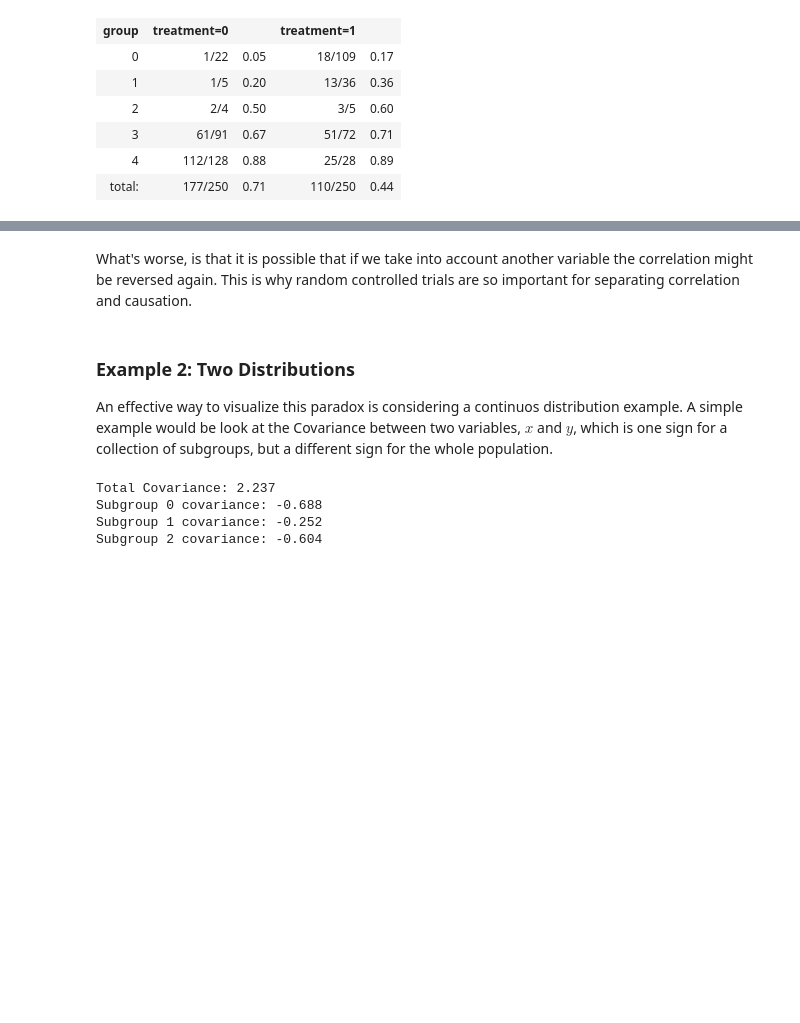
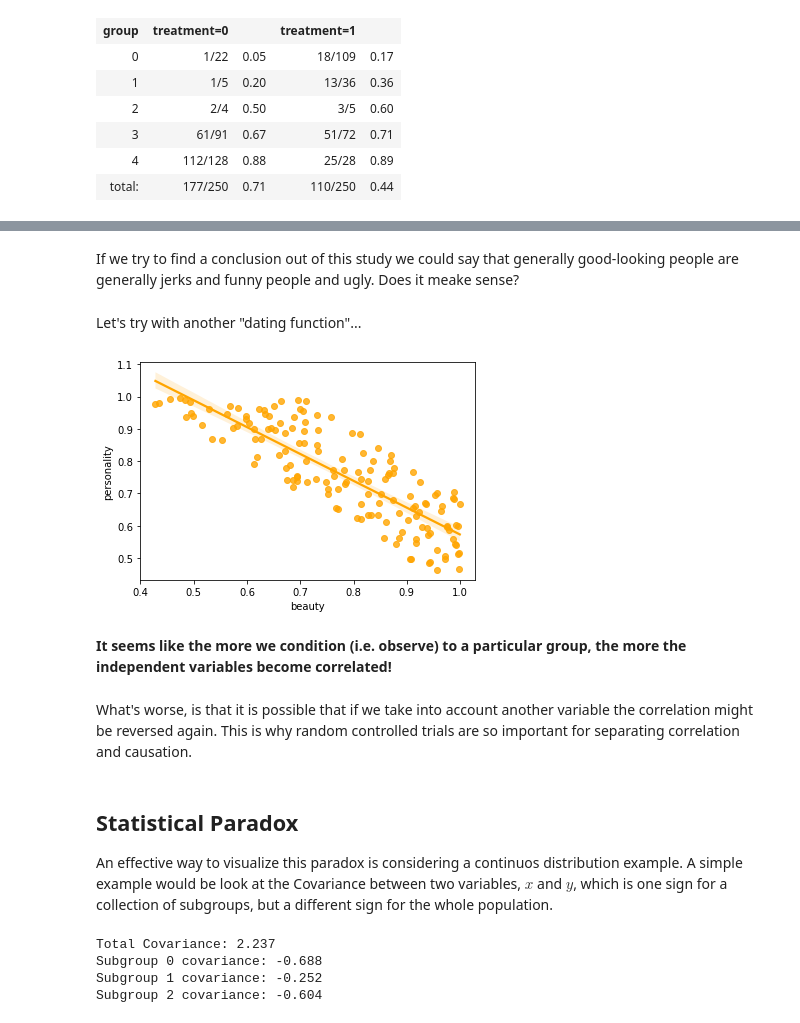
Before and after one commit to Ci2Lab/Applied_Causal_Inference_Course, a Jupyter notebook: lectures/CH-2-Discussion-Observation-to-Intervention.ipynb, the cells around one changed output, grey strips where cells are left out. Drawn from its saved outputs; the diff is of its cells as text; code cells hidden in the pictures; blank space fills up the shorter version.

Commit message:
Update CH-2-Discussion-Observation-to-Intervention.ipynb
Reorganize the two paradoxes, with some starting discussions

```diff
--- a/lectures/CH-2-Discussion-Observation-to-Intervention.ipynb
+++ b/lectures/CH-2-Discussion-Observation-to-Intervention.ipynb
@@ -47,7 +91,26 @@ HTML(u.create_table(pd.read_csv("data/Simpson_paradox_binary_example.csv")))
+# %% [markdown]
+If we try to find a conclusion out of this study we could say that generally good-looking people are generally jerks and funny people and ugly. Does it meake sense?
+# %% [markdown]
+Let's try with another "dating function"...
+# %%
+def dating_function_2(person, threshold_1 = 1.4, threshold_2 = 1.7):
+    if person['beauty'] + person['personality'] >= threshold_1 and person['beauty'] + person['personality'] <= threshold_2:
+        val = 1
+    else:
+        val = 0
+    return val
+
+population['dated'] = population.apply(dating_function_2, axis=1)
+
+sns.regplot(x="beauty", y="personality", data=population[population['dated'] == 1], color="orange");
+# %% [output]
+[figure, added]
+# %% [markdown]
+**It seems like the more we condition (i.e. observe) to a particular group, the more the independent variables become correlated!**
 # %% [markdown]
 What's worse, is that it is possible that if we take into account another variable the correlation might be reversed again. This is why random controlled trials are so important for separating correlation and causation.
 # %% [markdown]
-### Example 2: Two Distributions
+## Statistical Paradox
 
 An effective way to visualize this paradox is considering a continuos distribution example. A simple example would be look at the Covariance between two variables, $x$ and $y$, which is one sign for a collection of subgroups, but a different sign for the whole population.
 # %%
```
Also changed, not shown: parts of 16 cells of this notebook.
